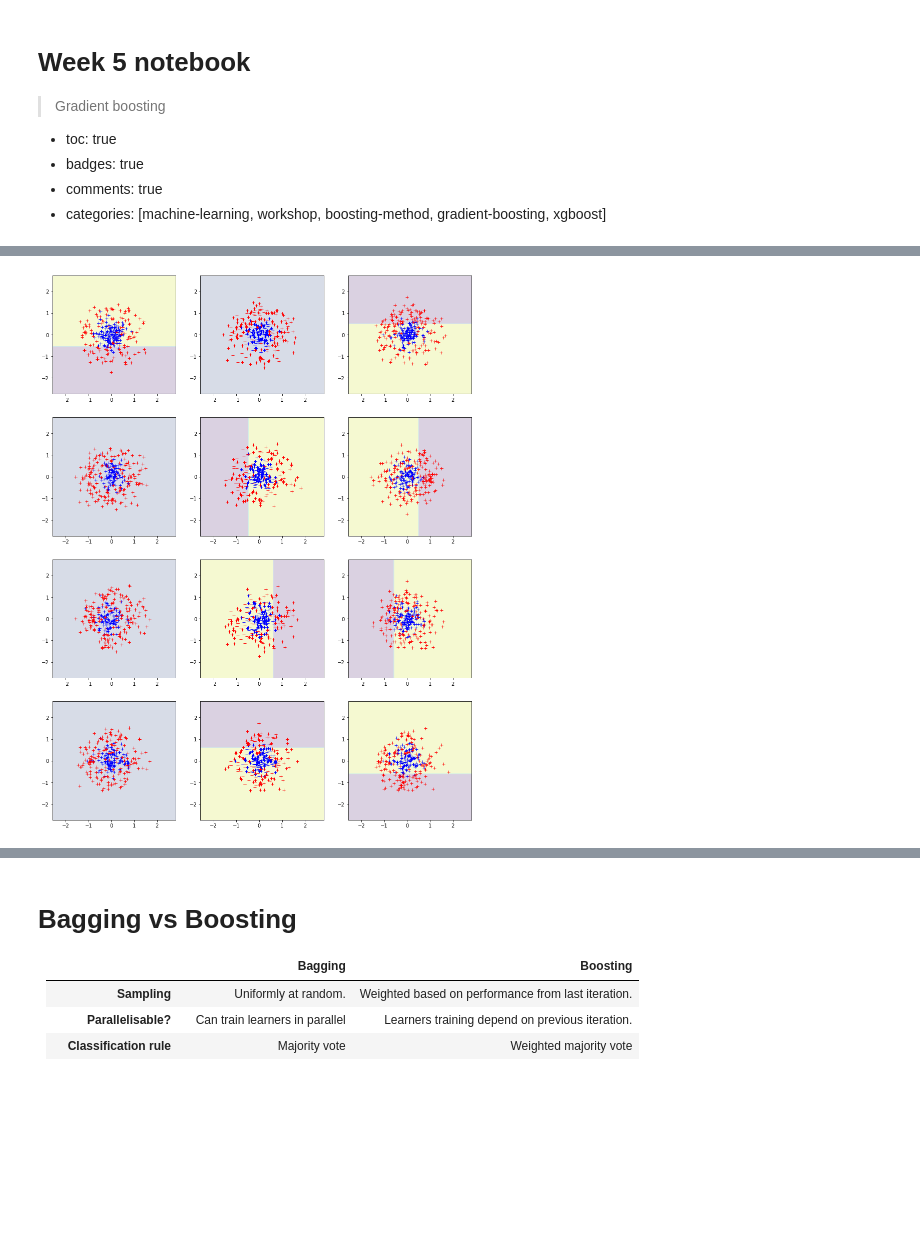
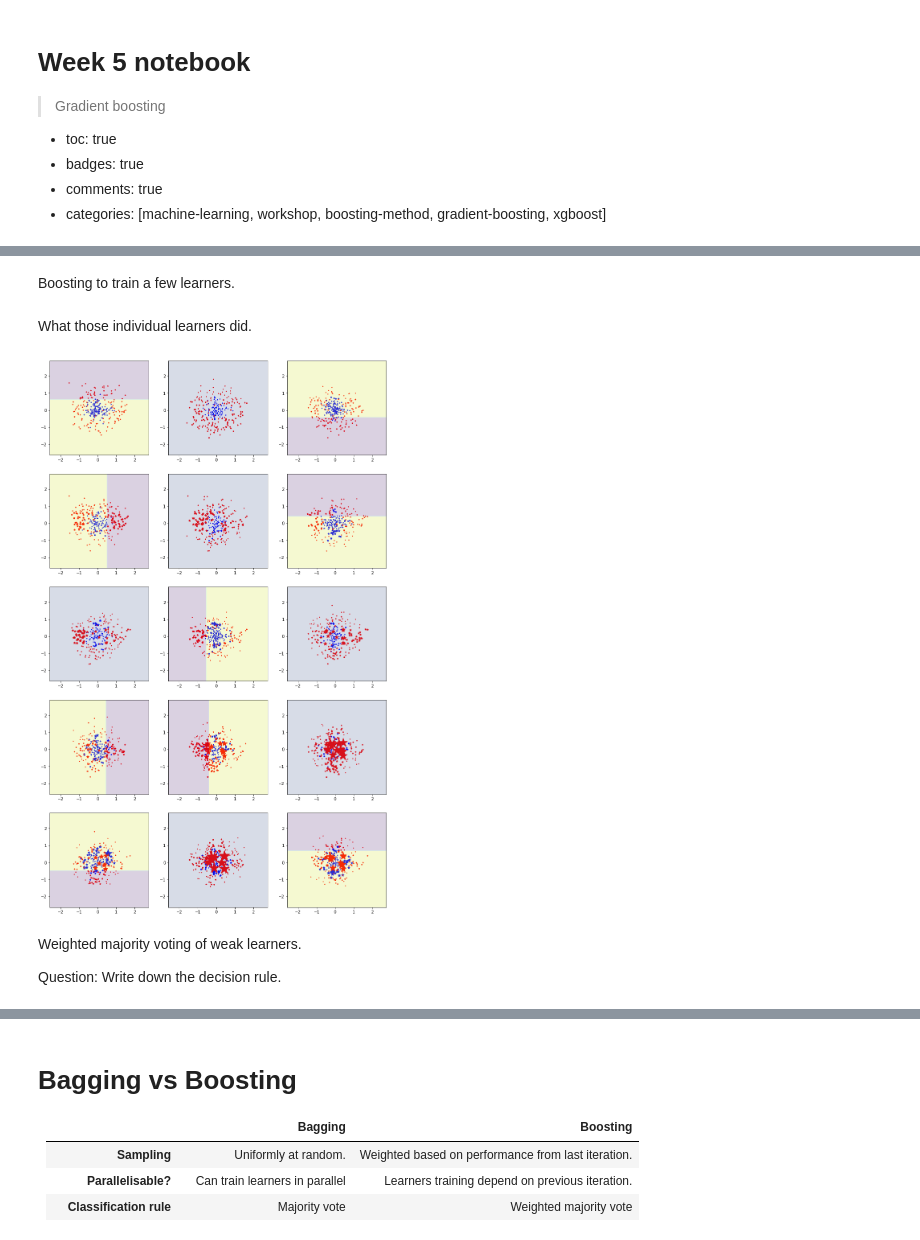
Before and after one commit to edmundlth/MBUSA-ML-2022, a Jupyter notebook: _notebooks/2022-08-31-week5-notebook.ipynb, the cells around one changed output, grey strips where cells are left out. Saved outputs shown, nothing was run; the diff lists cells and outputs as text; code cells hidden in the pictures; blank space fills up the shorter version.

```diff
--- a/_notebooks/2022-08-31-week5-notebook.ipynb
+++ b/_notebooks/2022-08-31-week5-notebook.ipynb
@@ -77,6 +85,7 @@ plt.plot(X[y == -1][:, 0], X[y == -1][:, 1], 'r+')
 # %%
 # clf = SVC(kernel="linear")
-clf = DecisionTreeClassifier(max_depth=1)
+# clf = DecisionTreeClassifier(max_depth=1)
+clf = LogisticRegression(C=1e5)
 clf.fit(X, y)
 fig, ax = plt.subplots(1, 1, figsize=(10, 10))
 DecisionBoundaryDisplay.from_estimator(clf, X, alpha=0.2, response_method="predict", ax=ax)
@@ -88,16 +97,20 @@ ax.plot(X[y == -1][:, 0], X[y == -1][:, 1], 'r+')
+# %% [markdown]
+Boosting to train a few learners.
 # %%
 classifiers = []
 weights = np.ones(n) /  n
 confidences = []
 loss_fn = lambda f, x, y: np.exp(-y * f(x))
-num_iter = 12
+num_iter = 50
 chosen = []
-
+weights_rec = []
 
 for t in range(num_iter):
     weights = weights / np.sum(weights)
+    weights_rec.append(weights)
 #     clf = SVC(kernel="linear", C=1.0)
     clf = DecisionTreeClassifier(max_depth=1)
+#     clf = LogisticRegression(C=1e5)
 
     indices = sample(n // 3, list(range(len(y))), weights)
     X_t = X[indices]
@@ -112,19 +125,40 @@ for t in range(num_iter):
     conf = 1/2 * np.log((1 - error) / error)
     confidences.append(conf)
     weights = weights * np.exp(-(pred * y) * conf)
+# %% [markdown]
+What those individual learners did.
 # %%
+N = min(15, num_iter)
 ncol = 3
-nrow = num_iter // ncol + (num_iter % ncol)
+nrow = N // ncol + (N % ncol)
 
 fig, axes = plt.subplots(nrow, ncol, figsize=(5 * ncol, 5 * nrow))
 axes = np.ravel(axes)
-for i in range(num_iter):
+for i in range(N):
     ax = axes[i]
     clf = classifiers[i]
     indices = chosen[i]
-    ax.plot(X[indices][y[indices] == 1][:, 0], X[indices][y[indices] == 1][:, 1], 'b+')
-    ax.plot(X[indices][y[indices] == -1][:, 0], X[indices][y[indices] == -1][:, 1], 'r+')
+    weights = 5 ** (np.array(weights_rec[i][indices]) * n)
+#     print(weights)
+    ax.scatter(
+        X[indices][y[indices] == 1][:, 0],
+        X[indices][y[indices] == 1][:, 1],
+        color="blue",
+        marker="*",
+        s=weights[y[indices] == 1]
+    )
+    ax.scatter(
+        X[indices][y[indices] == -1][:, 0],
+        X[indices][y[indices] == -1][:, 1],
+        color="red",
+        marker="*",
+        s=weights[y[indices] == -1]
+    )
     DecisionBoundaryDisplay.from_estimator(clf, X, alpha=0.2, response_method="predict", ax=ax)
 # %% [output]
-[figure, old version]
+[figure, new version]
+# %% [markdown]
+Weighted majority voting of weak learners.
+
+Question: Write down the decision rule.
 # %%
```
Also changed, not shown: parts of 10 cells of this notebook.
